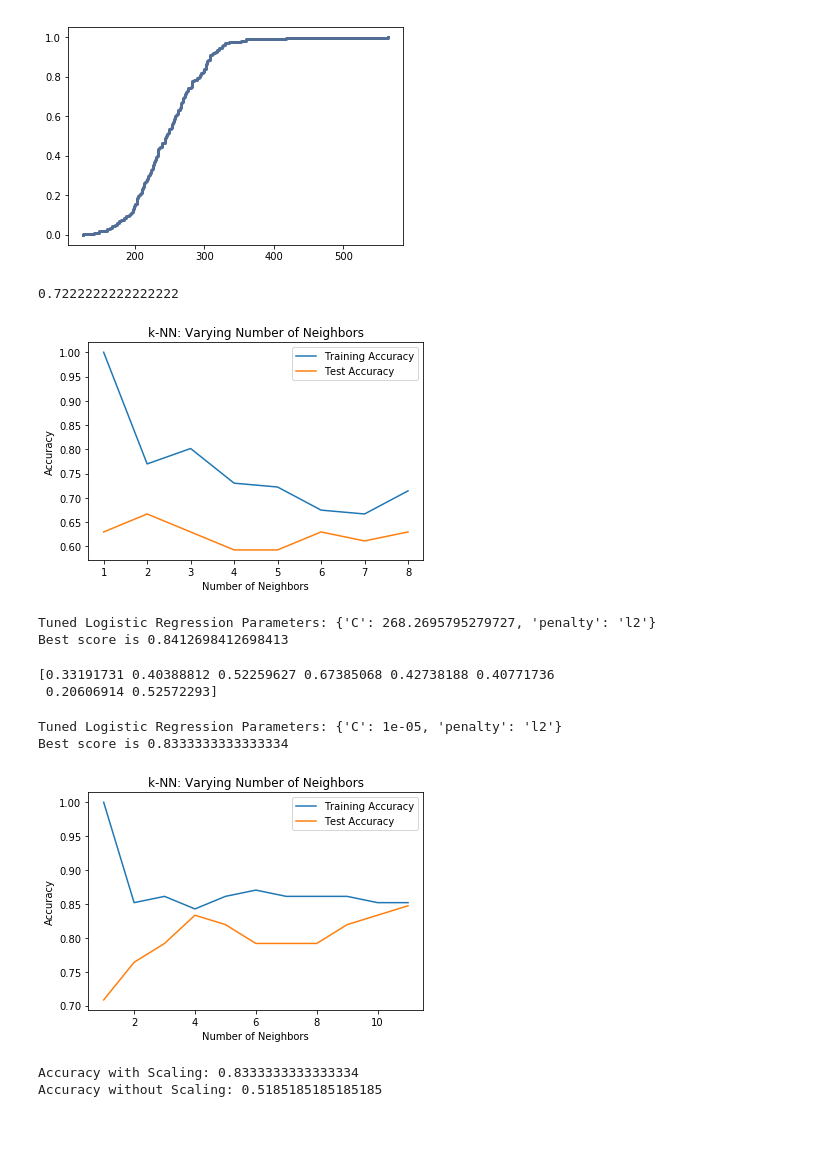
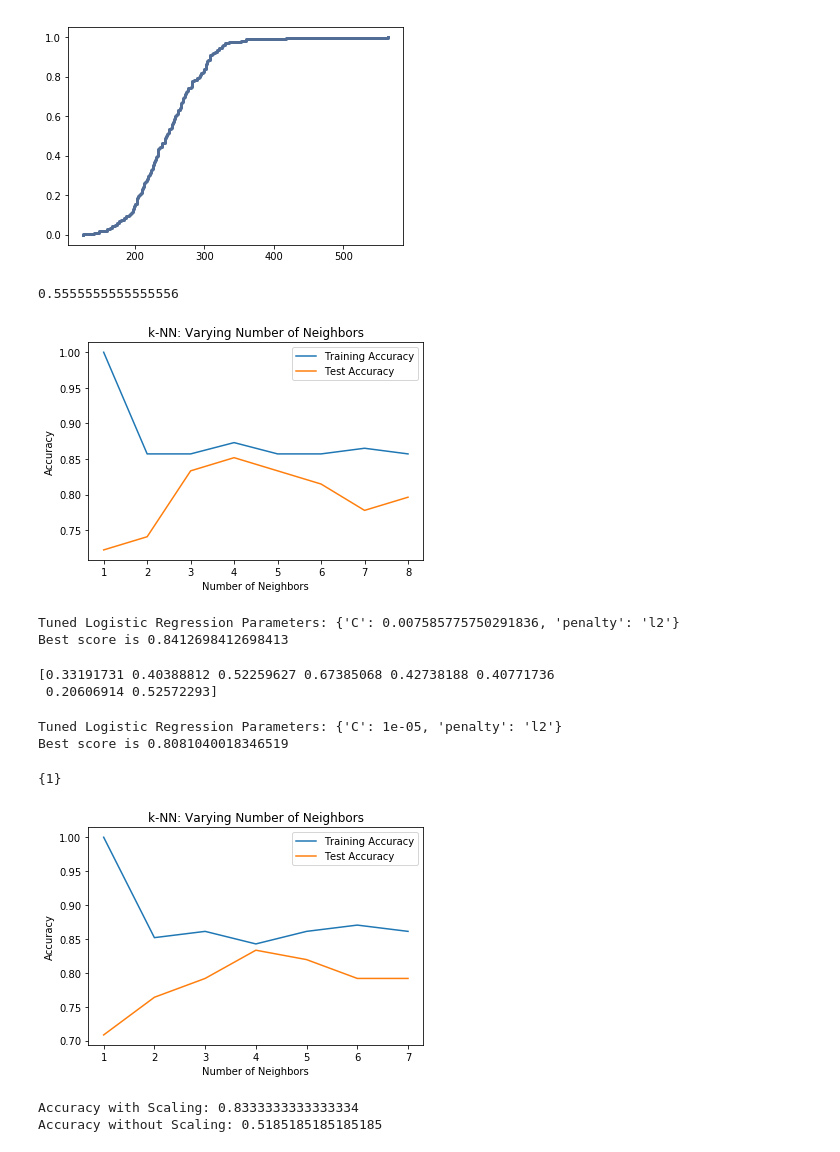
Before and after one commit to dberny/PredictingHeartDisease, a Jupyter notebook: diego.ipynb, the cells around one changed output. Cells and saved outputs as stored; diff of their text form; code cells hidden in the pictures.

```diff
--- a/diego.ipynb
+++ b/diego.ipynb
@@ -82,13 +83,18 @@ X = pd.get_dummies(X,drop_first=True)
 #     print(each)
 # %%
 X_train, X_test, y_train, y_test = train_test_split(X,y,test_size=0.3,random_state=21, stratify=y)
+scaler = StandardScaler().fit(X_train)
+# Scale the train set
+X_train = scaler.transform(X_train)
+# Scale the test set
+X_test = scaler.transform(X_test)
 # %%
 knn = KNeighborsClassifier(n_neighbors=6)
 knn.fit(X,y)
 y_pred = knn.predict(X_test)
 knn.score(X_test,y_test)
 # %% [output]
-0.7222222222222222
+0.5555555555555556
 # %%
 neighbors = np.arange(1,9)
 train_accuracy = np.empty(len(neighbors))
@@ -112,17 +118,18 @@ plt.xlabel('Number of Neighbors')
 plt.ylabel('Accuracy')
 plt.show()
 # %% [output]
-[figure, old version]
+[figure, new version]
 # %%
-c_space = np.logspace(-5, 8, 15)
+c_space = np.logspace(-5, 13, 51)
 param_grid = {'C': c_space, 'penalty': ['l2']}
 logreg = LogisticRegression(solver='lbfgs', max_iter=10000)
 logreg_cv = GridSearchCV(logreg, param_grid, cv=5)
 logreg_cv.fit(X_train, y_train)
 print("Tuned Logistic Regression Parameters: {}".format(logreg_cv.best_params_))
 print("Best score is {}".format(logreg_cv.best_score_))
+# logreg_cv.f1_score()
 # %% [output]
-Tuned Logistic Regression Parameters: {'C': 268.2695795279727, 'penalty': 'l2'}
+Tuned Logistic Regression Parameters: {'C': 0.007585775750291836, 'penalty': 'l2'}
 Best score is 0.8412698412698413
 # %%
 # Instantiate a ridge regressor: ridge
@@ -142,37 +149,39 @@ X_train, X_test, y_train, y_test = train_test_split(X_scaled,y,test_size=0.4,ran
 c_space = np.logspace(-5, 8, 15)
 param_grid = {'C': c_space, 'penalty': ['l1', 'l2']}
 logreg = LogisticRegression(solver='liblinear', max_iter=1000)
-logreg_cv = GridSearchCV(logreg, param_grid, cv=5)
+logreg_cv = GridSearchCV(logreg, param_grid, cv=5, scoring=make_scorer(f1_score))
 logreg_cv.fit(X_train, y_train)
 print("Tuned Logistic Regression Parameters: {}".format(logreg_cv.best_params_))
 print("Best score is {}".format(logreg_cv.best_score_))
+set(y_test) - set(y_pred)
 # %% [output]
 Tuned Logistic Regression Parameters: {'C': 1e-05, 'penalty': 'l2'}
-Best score is 0.8333333333333334
+Best score is 0.8081040018346519
+{1}
 # %%
-neighbors = np.arange(1,12)
+neighbors = np.arange(1,8)
 train_accuracy = np.empty(len(neighbors))
 test_accuracy = np.empty(len(neighbors))
 
 
 for i, k in enumerate(neighbors):
     knn = KNeighborsClassifier(n_neighbors=k)
 
     knn.fit(X_train, y_train)
 
     train_accuracy[i] = knn.score(X_train, y_train)
 
     test_accuracy[i] = knn.score(X_test, y_test)
 
 plt.title('k-NN: Varying Number of Neighbors')
 plt.plot(neighbors, train_accuracy, label = 'Training Accuracy')
 plt.plot(neighbors, test_accuracy, label = 'Test Accuracy')
 plt.legend()
 plt.xlabel('Number of Neighbors')
 plt.ylabel('Accuracy')
 plt.show()
 # %% [output]
-[figure, old version]
+[figure, new version]
 # %%
 steps = [('scaler', StandardScaler()),
         ('knn', KNeighborsClassifier())]
```
Also changed, not shown: parts of 10 cells of this notebook.
